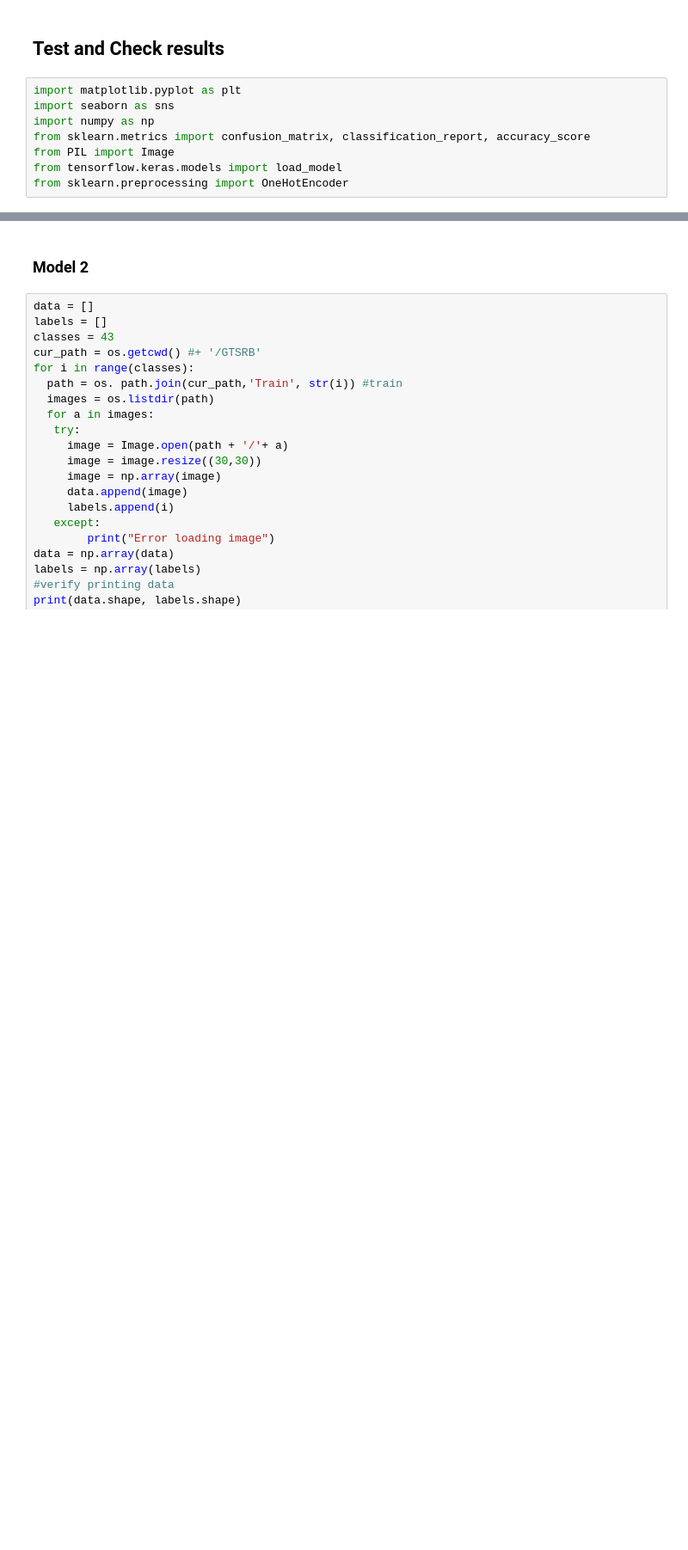
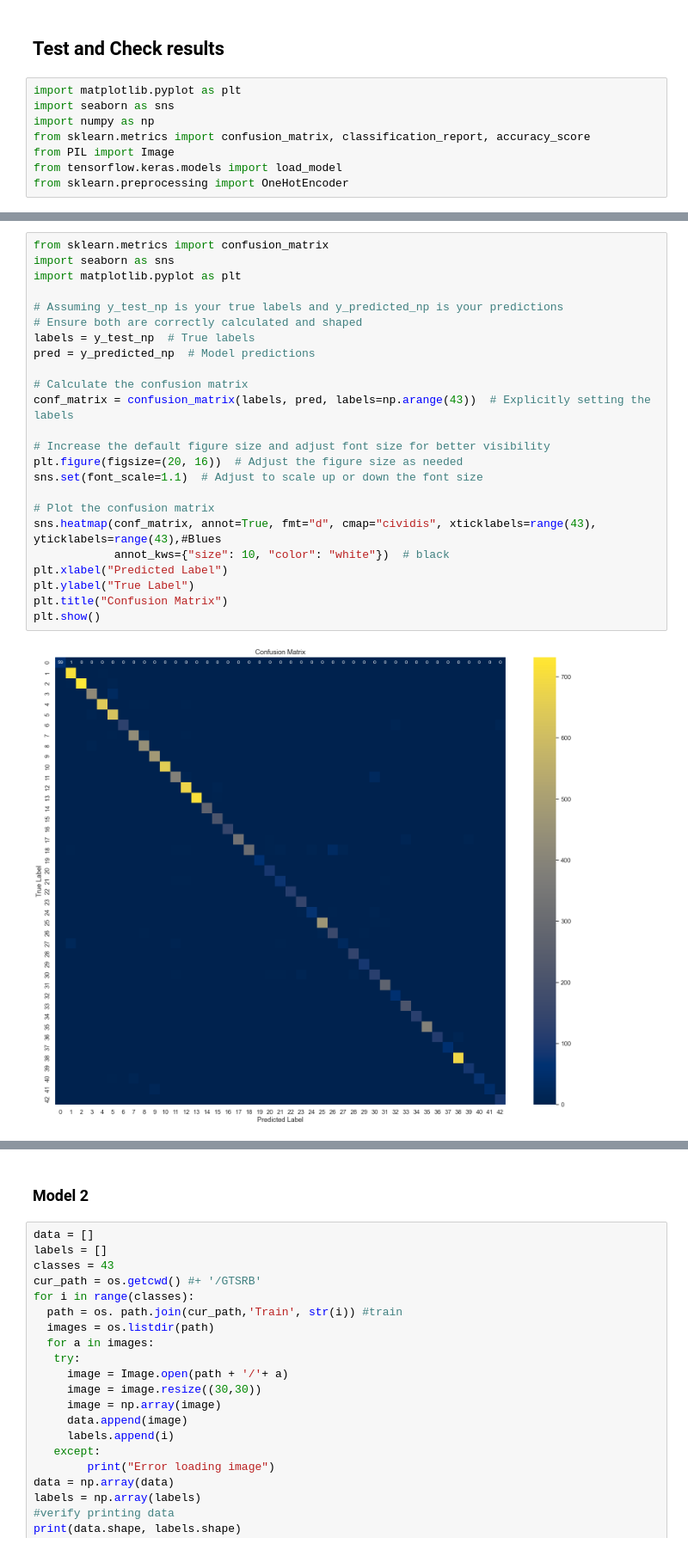
Before and after one commit to SantiagoLunaMir/GTSRB---Traffic-Sing-Classifier, a Jupyter notebook: PROJECT_GTSRB.ipynb, the cells around one changed output, grey strips where cells are left out. Shown: that part at 86% size. Cells and saved outputs as stored; diff of their text form; blank space fills up the shorter version.

```diff
--- a/PROJECT_GTSRB.ipynb
+++ b/PROJECT_GTSRB.ipynb
@@ -269,3 +268,29 @@ plt.show()
+# %%
+from sklearn.metrics import confusion_matrix
+import seaborn as sns
+import matplotlib.pyplot as plt
+
+# Assuming y_test_np is your true labels and y_predicted_np is your predictions
+# Ensure both are correctly calculated and shaped
+labels = y_test_np  # True labels
+pred = y_predicted_np  # Model predictions
+
+# Calculate the confusion matrix
+conf_matrix = confusion_matrix(labels, pred, labels=np.arange(43))  # Explicitly setting the labels
+
+# Increase the default figure size and adjust font size for better visibility
+plt.figure(figsize=(20, 16))  # Adjust the figure size as needed
+sns.set(font_scale=1.1)  # Adjust to scale up or down the font size
+
+# Plot the confusion matrix
+sns.heatmap(conf_matrix, annot=True, fmt="d", cmap="cividis", xticklabels=range(43), yticklabels=range(43),#Blues
+            annot_kws={"size": 10, "color": "white"})  # black
+plt.xlabel("Predicted Label")
+plt.ylabel("True Label")
+plt.title("Confusion Matrix")
+plt.show()
+# %% [output]
+[figure, added]
 # %%
 import numpy as np
 
```
Also changed, not shown: parts of 13 cells of this notebook.
